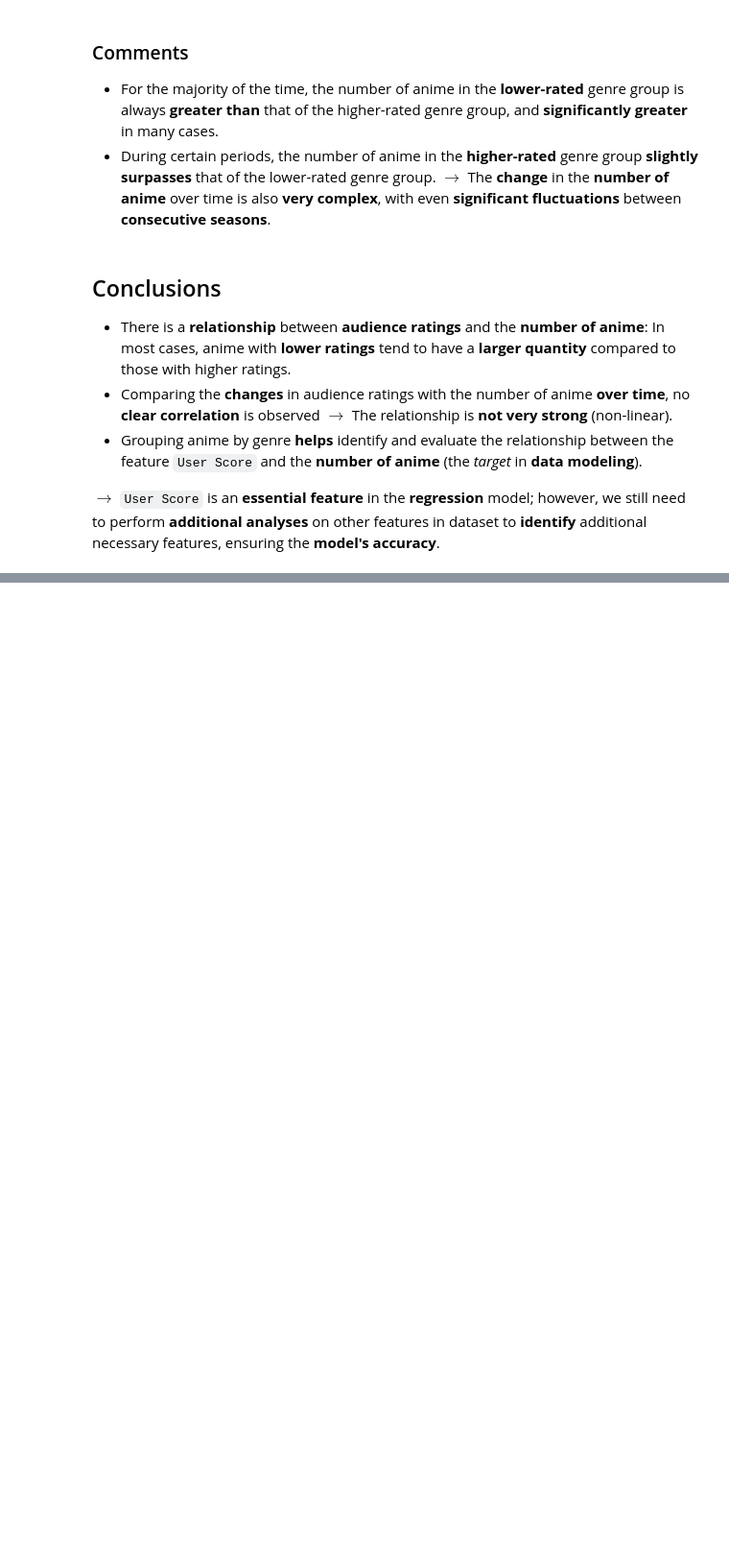
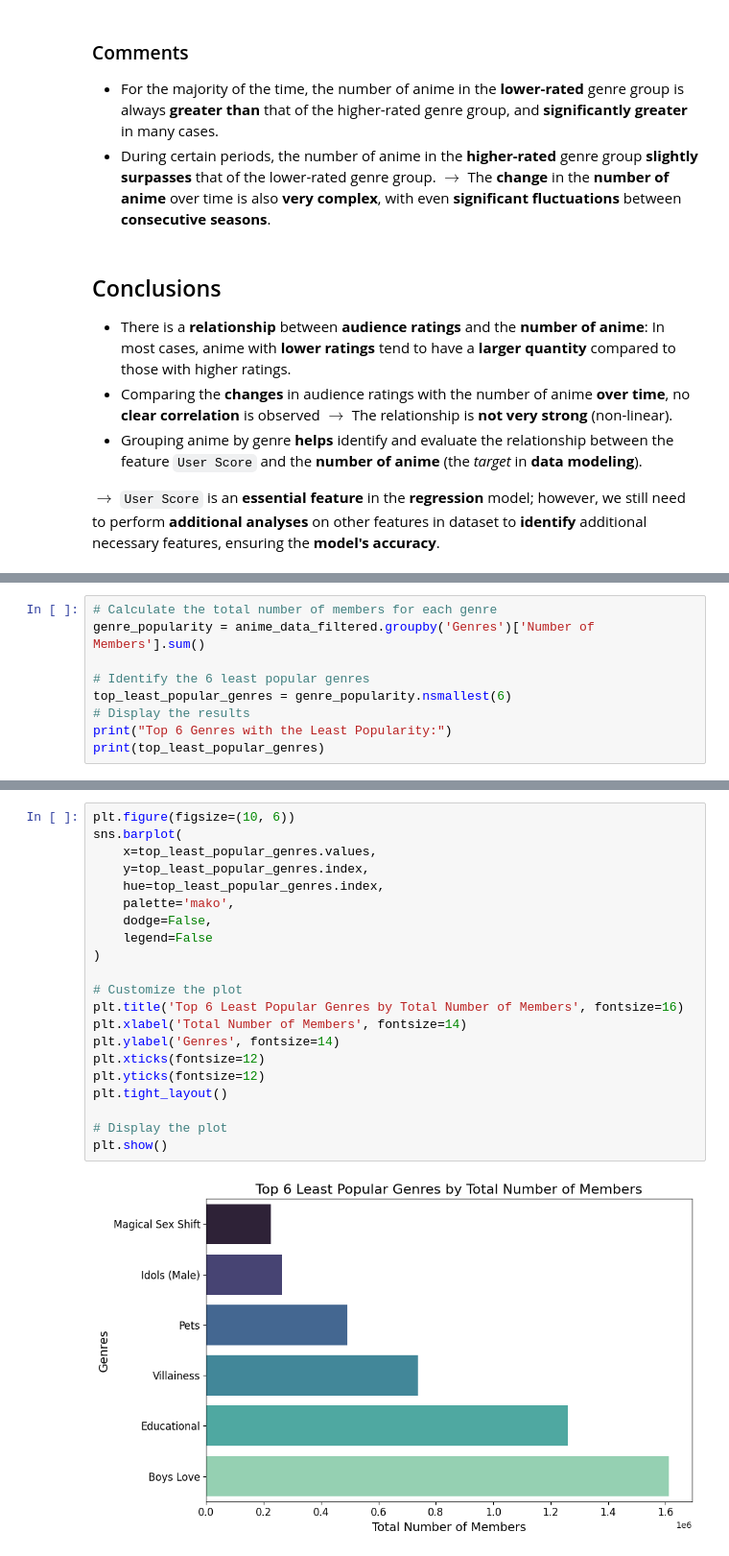
Before and after one commit to lib2509/Intro_to_DS_Final_Project, a Jupyter notebook: data_analysis.ipynb, the cells around one changed output, grey strips where cells are left out. Shown at 96% size. Cells and saved outputs as stored; diff of their text form; blank space fills up the shorter version.

```diff
--- a/data_analysis.ipynb
+++ b/data_analysis.ipynb
@@ -287,0 +449,9 @@
+# %%
+# Calculate the total number of members for each genre
+genre_popularity = anime_data_filtered.groupby('Genres')['Number of Members'].sum()
+
+# Identify the 6 least popular genres
+top_least_popular_genres = genre_popularity.nsmallest(6)
+# Display the results
+print("Top 6 Genres with the Least Popularity:")
+print(top_least_popular_genres)
@@ -287,0 +468,23 @@
+# %%
+plt.figure(figsize=(10, 6))
+sns.barplot(
+    x=top_least_popular_genres.values,
+    y=top_least_popular_genres.index,
+    hue=top_least_popular_genres.index,
+    palette='mako',
+    dodge=False,
+    legend=False
+)
+
+# Customize the plot
+plt.title('Top 6 Least Popular Genres by Total Number of Members', fontsize=16)
+plt.xlabel('Total Number of Members', fontsize=14)
+plt.ylabel('Genres', fontsize=14)
+plt.xticks(fontsize=12)
+plt.yticks(fontsize=12)
+plt.tight_layout()
+
+# Display the plot
+plt.show()
+# %% [output]
+[figure, added]
```
Also changed, not shown: parts of 35 cells of this notebook.
